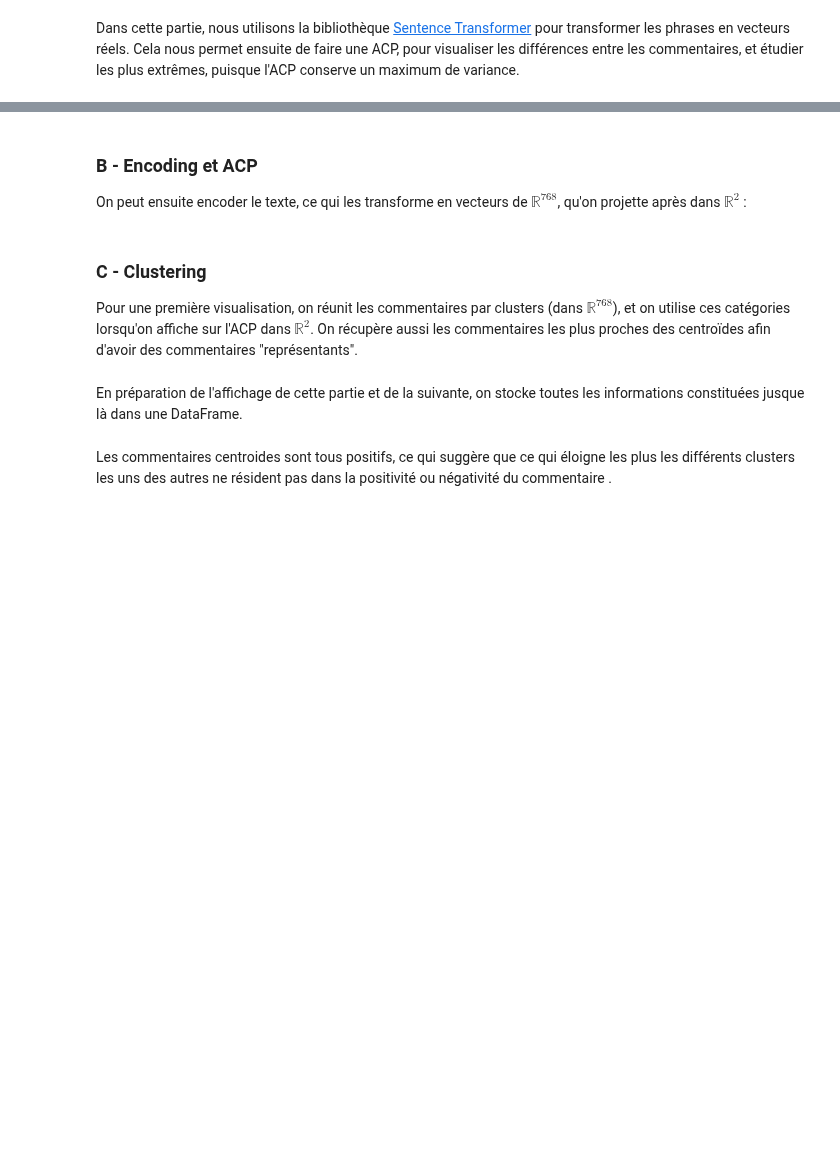
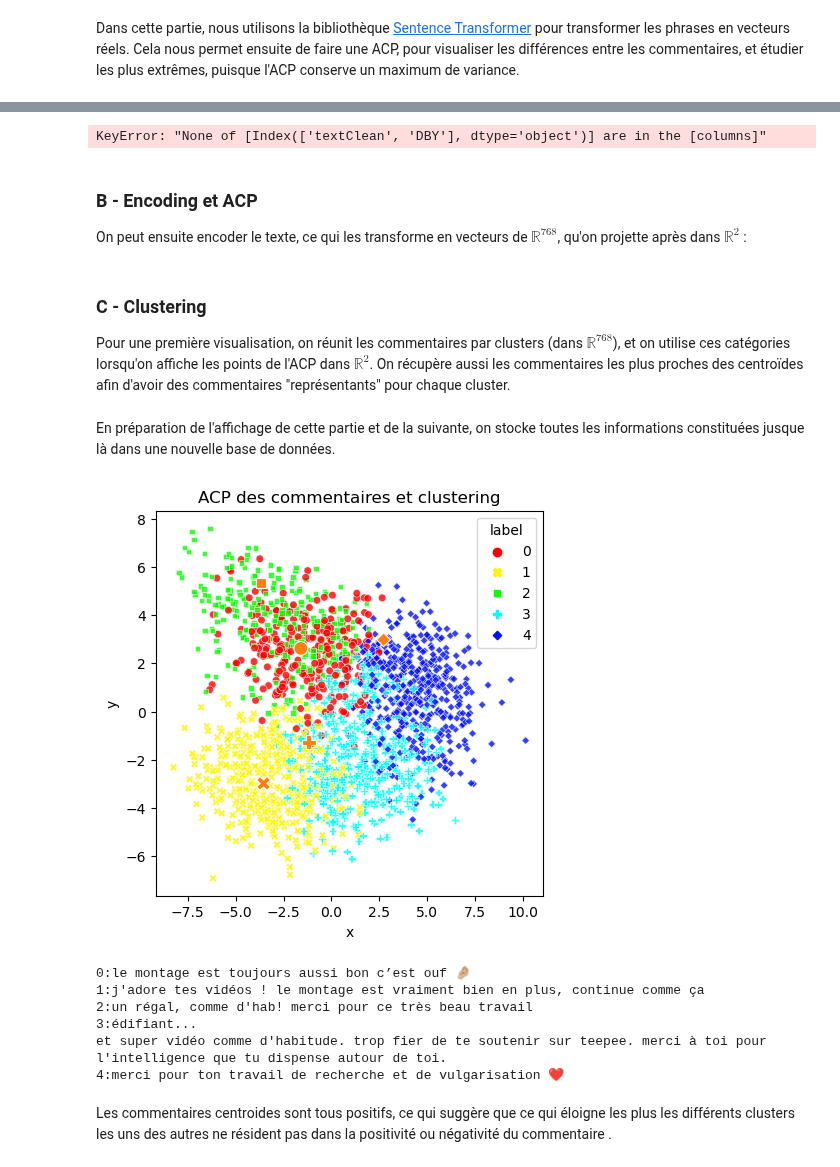
Before and after one commit to AntoineLlg/projet-python-2a, a Jupyter notebook: rapport_commentaires_youtube.ipynb, the cells around one changed output, grey strips where cells are left out. Saved outputs shown, nothing was run; the diff lists cells and outputs as text; code cells hidden in the pictures; blank space fills up the shorter version.

```diff
--- a/rapport_commentaires_youtube.ipynb
+++ b/rapport_commentaires_youtube.ipynb
@@ -301,10 +390,12 @@ text = comments["textClean"].values.tolist()
 
 dico_font_video = {}
 
-for i, videoid in enumerate(comments.videoId.unique()):
+for i, videoid in enumerate(comments.DBY.unique()):
     dico_font_video[videoid] = i
 
-font = [dico_font_video[videoid] for videoid in comments.videoId]
+font = [dico_font_video[videoid] + 1 for videoid in comments.DBY]
+# %% [output]
+KeyError: "None of [Index(['textClean', 'DBY'], dtype='object')] are in the [columns]"
 # %% [markdown]
 ### B -  Encoding et ACP
 
@@ -314,9 +405,9 @@ embs = st.encode(text)
 pca = PCA(2).fit_transform(embs)
 # %% [markdown]
 ### C - Clustering
-Pour une première visualisation, on réunit les commentaires par clusters (dans  $\mathbb{R}^{768}$), et on utilise ces catégories lorsqu'on affiche sur l'ACP dans $\mathbb{R}^{2}$. On récupère aussi les commentaires les plus proches des centroïdes afin d'avoir des commentaires "représentants".
+Pour une première visualisation, on réunit les commentaires par clusters (dans  $\mathbb{R}^{768}$), et on utilise ces catégories lorsqu'on affiche les points de l'ACP dans $\mathbb{R}^{2}$. On récupère aussi les commentaires les plus proches des centroïdes afin d'avoir des commentaires "représentants" pour chaque cluster.
 # %%
-kmeans = KMeans(5, n_init=80, max_iter=2000).fit(embs)
+kmeans = KMeans(5, n_init=20, max_iter=2000).fit(embs)
 
 center_indices = [
     int(np.argmin([np.sum((x-centroid)**2) for x in embs]))
@@ -327,34 +418,42 @@ representants = ''
 for i, comment in enumerate(commentaires_representants):
     representants += f'{i}:{comment} \n'
 # %% [markdown]
-En préparation de l'affichage de cette partie et de la suivante, on stocke toutes les informations constituées jusque là dans une DataFrame.
+En préparation de l'affichage de cette partie et de la suivante, on stocke toutes les informations constituées jusque là dans une nouvelle base de données.
 # %%
-data = pd.DataFrame(np.array([pca[:, 0], pca[:, 1], font, kmeans.labels_]).transpose(),
+df_plot = pd.DataFrame(np.array([pca[:, 0], pca[:, 1], comments.DBY, kmeans.labels_]).transpose(),
                     columns=['x', 'y', 'video#', 'label'])
-data = data.sample(frac=1)
+df_plot = df_plot.sample(frac=1)
 # %%
 plt.style.use('default')
-plt.figure(figsize=(5,5))
-sns.scatterplot(data=data,
+plt.figure(figsize=(5, 5))
+sns.scatterplot(data=df_plot,
                 x='x',
                 y='y',
                 hue='label',
                 style='label',
                 s=30,
-                hue_norm=(0,6),
+                hue_norm=(0, 6),
                 alpha=.8,
                 palette='hsv',
                 legend='full')
 
 # Mise en avant des centroides
 sns.scatterplot(x=[pca[i, 0] for i in center_indices],
                 y=[pca[i, 1] for i in center_indices],
                 style=[i for i in range(len(center_indices))],
                 s=100,
                 legend=False)
-plt.title("ACP des commentaires + clustering")
+plt.title("ACP des commentaires et clustering")
 plt.show()
 print(representants) #la liste des représentants a été faite avant le mélange de la dataframe
+# %% [output]
+[figure, added]
+0:le montage est toujours aussi bon c’est ouf 🤌🏼
+1:j'adore tes vidéos ! le montage est vraiment bien en plus, continue comme ça
+2:un régal, comme d'hab! merci pour ce très beau travail
+3:édifiant...
+et super vidéo comme d'habitude. trop fier de te soutenir sur teepee. merci à toi pour l'intelligence que tu dispense autour de toi.
+4:merci pour ton travail de recherche et de vulgarisation ❤️
 # %% [markdown]
 Les commentaires centroides sont tous positifs, ce qui suggère que ce qui éloigne les plus les différents clusters les uns des autres ne résident pas dans la positivité ou négativité du commentaire .
 # %% [markdown]
```
Also changed, not shown: parts of 22 cells of this notebook, 2 other files.
